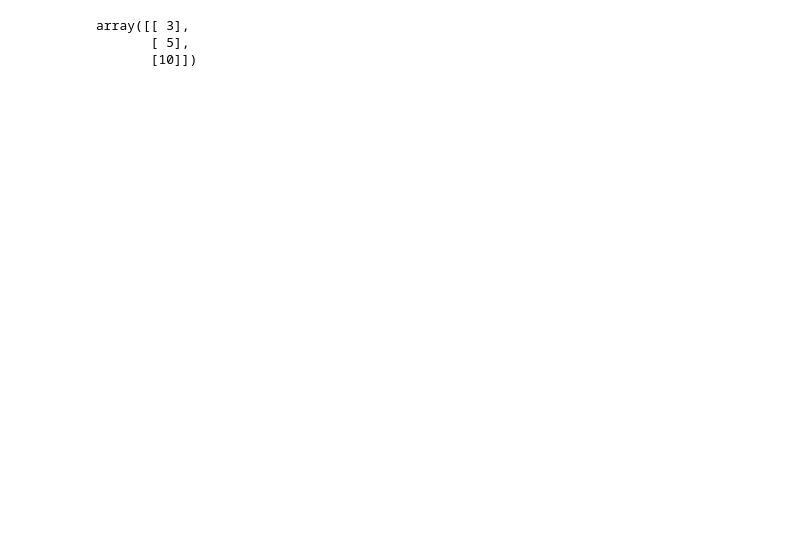
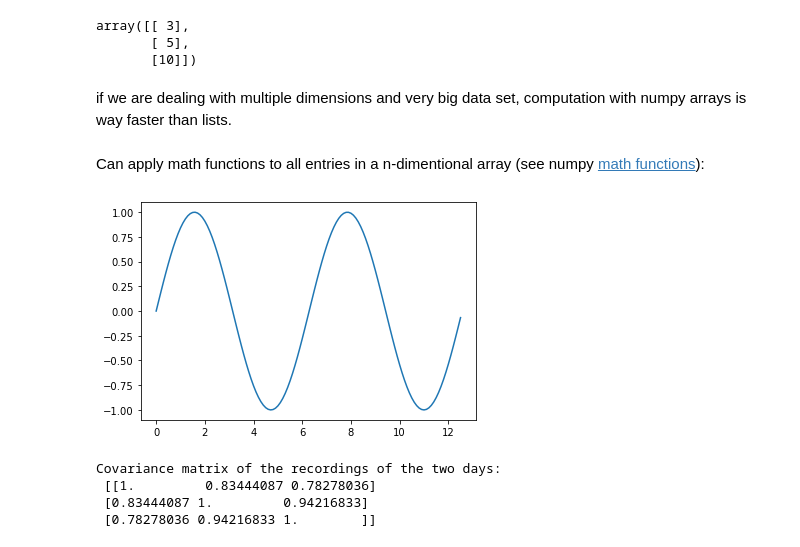
Before and after one commit to jbkinney/22e_urp, a Jupyter notebook: lecture_2/Lecture_2_data_and_flow_filled.ipynb, the cells around one changed output. Cells and saved outputs as stored; diff of their text form; code cells hidden in the pictures; blank space fills up the shorter version.

```diff
--- a/lecture_2/Lecture_2_data_and_flow_filled.ipynb
+++ b/lecture_2/Lecture_2_data_and_flow_filled.ipynb
@@ -722,0 +743,33 @@ array([[ 3],
+# %% [markdown]
+if we are dealing with multiple dimensions and very big data set, computation with numpy arrays is way faster than lists.
+# %% [markdown]
+Can apply math functions to all entries in a n-dimentional array (see numpy [math functions](https://numpy.org/doc/stable/reference/routines.math.html)):
+# %%
+# create a mesh of x values:
+x = np.arange(0,4*np.pi,0.1)  # start,stop,step
+# find the sine of each x:
+y = np.sin(x)
+# %%
+plt.plot(x, y)
+plt.show()
+# %% [output]
+[figure, added]
+# %%
+# find correlation coefficient matrix:
+
+np.corrcoef
+
+mouse_day_1 = np.array([2, 1, 1, 4, 3])
+mouse_day_2 = np.array([2, 2, 1, 5, 2])
+mouse_day_3 = np.array([1, 2, 1, 4, 2])
+
+mouse_3days = np.stack((mouse_day_1, mouse_day_2, mouse_day_3), axis=0)
+
+# Covariance matrix
+print("\nCovariance matrix of the recordings of the two days:\n",
+      np.corrcoef(mouse_3days))
+# %% [output]
+Covariance matrix of the recordings of the two days:
+ [[1.         0.83444087 0.78278036]
+ [0.83444087 1.         0.94216833]
+ [0.78278036 0.94216833 1.        ]]
```
Also changed, not shown: parts of 14 cells of this notebook, 1 other file.
